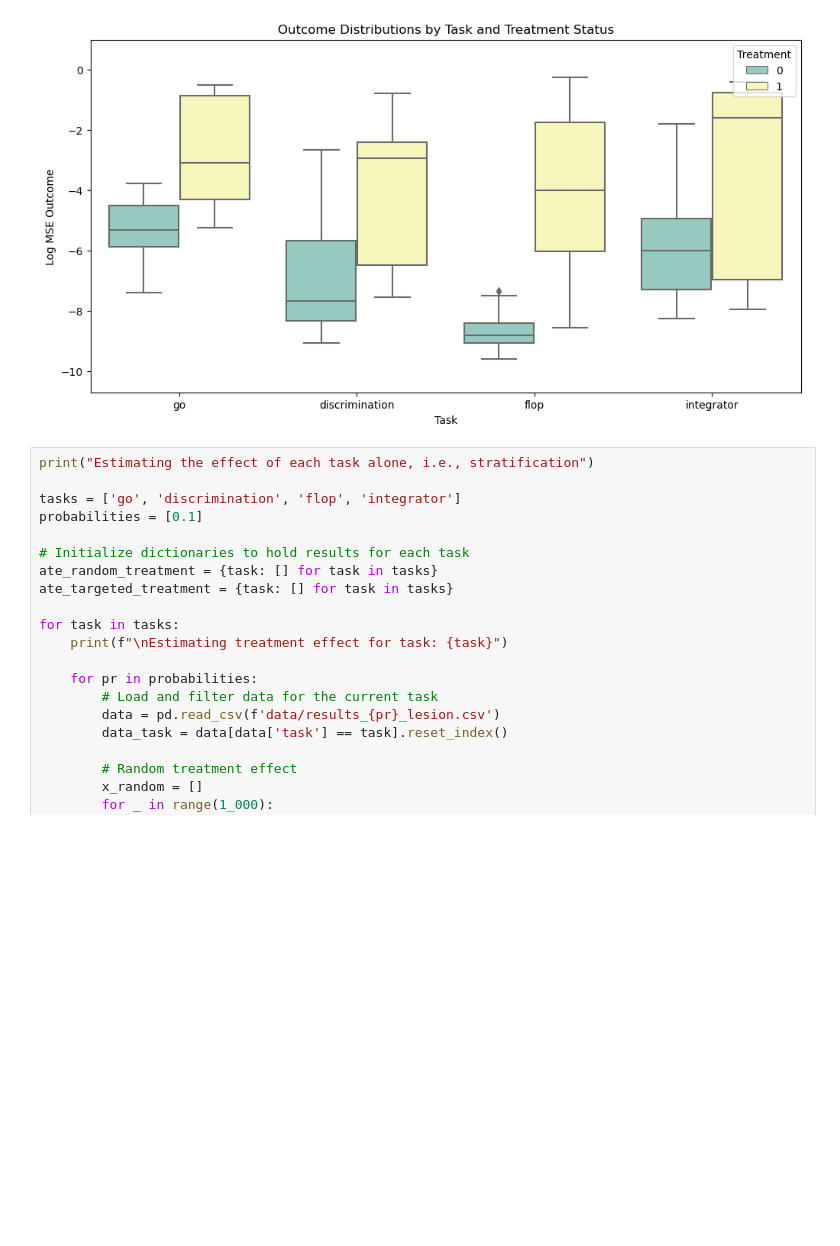
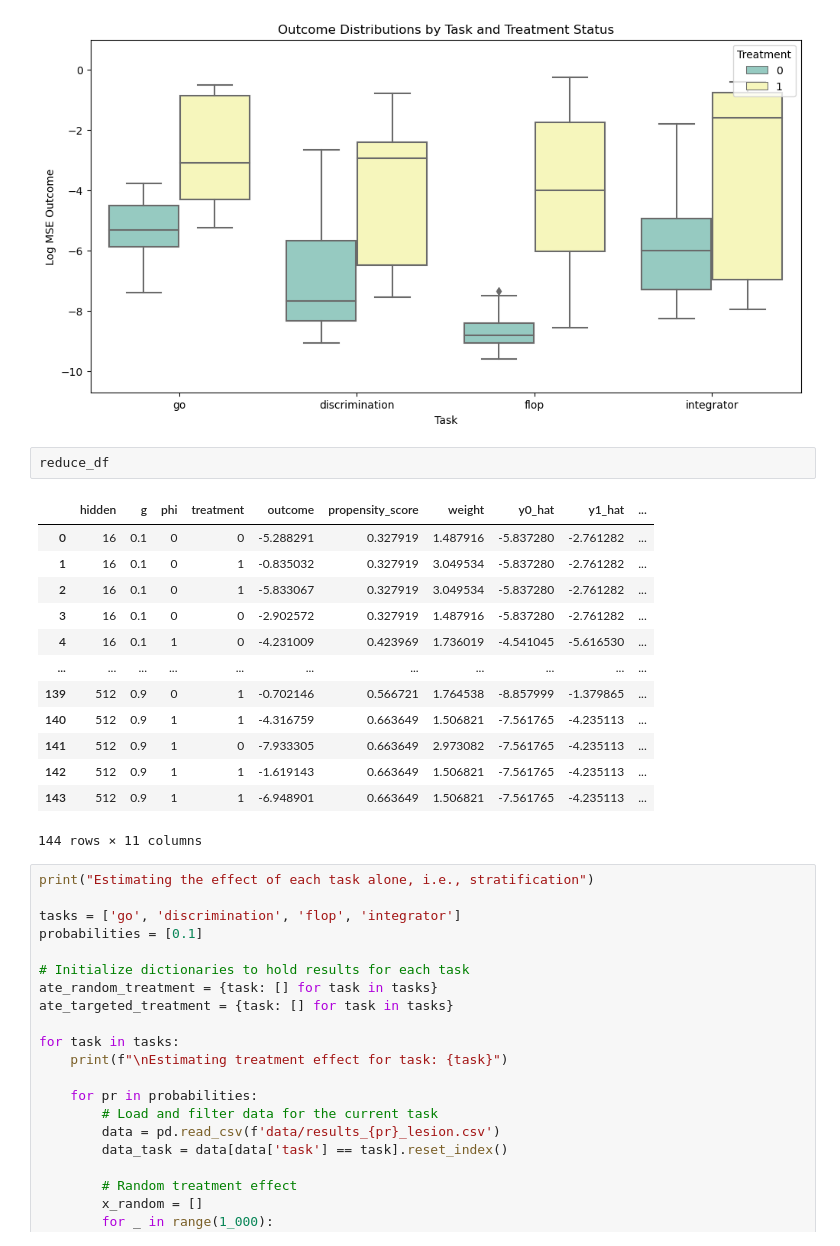
Before and after one commit to eliaturner/causalinference, a Jupyter notebook: ATE.ipynb, the cells around one changed output. Cells and saved outputs as stored; diff of their text form; blank space fills up the shorter version.

```diff
--- a/ATE.ipynb
+++ b/ATE.ipynb
@@ -354,6 +361,22 @@ plt.ylim(top= 1)
 plt.show()
 # %% [output]
 [figure]
+# %%
+reduce_df
+# %% [output]
+|  | hidden | g | phi | treatment | outcome | propensity_score | weight | y0_hat | y1_hat | ... |
+| 0 | 16 | 0.1 | 0 | 0 | -5.288291 | 0.327919 | 1.487916 | -5.837280 | -2.761282 | ... |
+| 1 | 16 | 0.1 | 0 | 1 | -0.835032 | 0.327919 | 3.049534 | -5.837280 | -2.761282 | ... |
+| 2 | 16 | 0.1 | 0 | 1 | -5.833067 | 0.327919 | 3.049534 | -5.837280 | -2.761282 | ... |
+| 3 | 16 | 0.1 | 0 | 0 | -2.902572 | 0.327919 | 1.487916 | -5.837280 | -2.761282 | ... |
+| 4 | 16 | 0.1 | 1 | 0 | -4.231009 | 0.423969 | 1.736019 | -4.541045 | -5.616530 | ... |
+| ... | ... | ... | ... | ... | ... | ... | ... | ... | ... | ... |
+| 139 | 512 | 0.9 | 0 | 1 | -0.702146 | 0.566721 | 1.764538 | -8.857999 | -1.379865 | ... |
+| 140 | 512 | 0.9 | 1 | 1 | -4.316759 | 0.663649 | 1.506821 | -7.561765 | -4.235113 | ... |
+| 141 | 512 | 0.9 | 1 | 0 | -7.933305 | 0.663649 | 2.973082 | -7.561765 | -4.235113 | ... |
+| 142 | 512 | 0.9 | 1 | 1 | -1.619143 | 0.663649 | 1.506821 | -7.561765 | -4.235113 | ... |
+| 143 | 512 | 0.9 | 1 | 1 | -6.948901 | 0.663649 | 1.506821 | -7.561765 | -4.235113 | ... |
+144 rows × 11 columns
 # %%
 print("Estimating the effect of each task alone, i.e., stratification")
 
```
Also changed, not shown: parts of 7 cells of this notebook, 3 other files.
